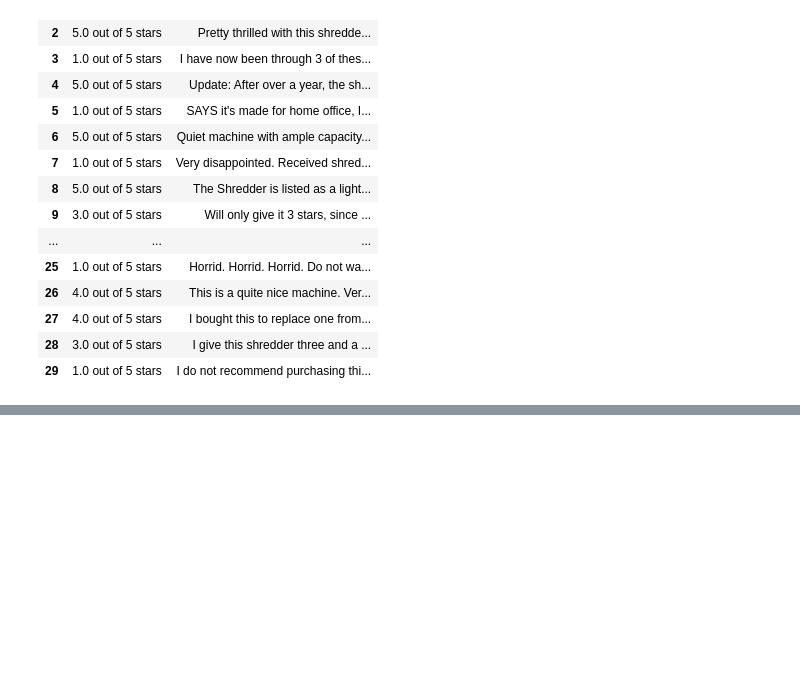
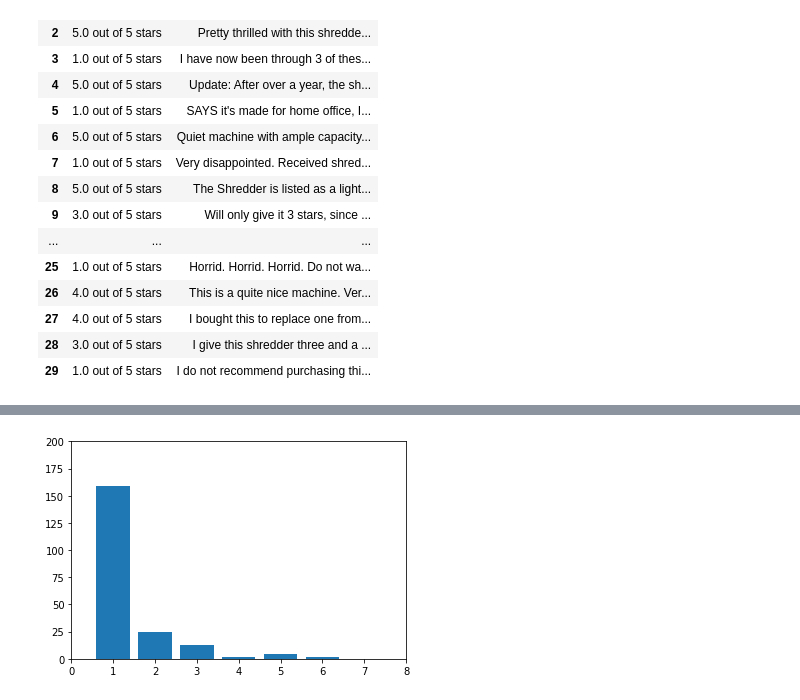
Before and after one commit to TanShengRong/CECZ4045, a Jupyter notebook: question_3_2/q3_2.ipynb, the cells around one changed output, grey strips where cells are left out. Drawn from its saved outputs; the diff is of its cells as text; code cells hidden in the pictures; blank space fills up the shorter version.

```diff
--- a/question_3_2/q3_2.ipynb
+++ b/question_3_2/q3_2.ipynb
@@ -198,0 +141,11 @@ new_noun_adj_pairs
+# %%
+new_noun_adj_pairs = noun_adj_pairs.copy()
+for _, value in similar_pairs.items():
+    for index, val in enumerate(value):
+        if index == 0:
+            root = val
+            continue
+        new_noun_adj_pairs[root] += new_noun_adj_pairs[val]
+        del new_noun_adj_pairs[val]
+new_top_5_noun_adj_pairs = dict(Counter(new_noun_adj_pairs).most_common(10))
+new_top_5_noun_adj_pairs
@@ -198,0 +163,14 @@ new_noun_adj_pairs
+# %%
+%matplotlib inline
+new_pair_counts = {}
+for val in new_noun_adj_pairs.values():
+    if val in new_pair_counts.keys():
+        new_pair_counts[val] += 1
+    else:
+        new_pair_counts[val] = 1
+new_pair_counts
+plt.bar(new_pair_counts.keys(), new_pair_counts.values())
+plt.axis([0, 8, 0, 200]) #xmin, xmax, ymin, ymax
+plt.show()
+# %% [output]
+[figure, added]
```
Also changed, not shown: parts of 8 cells of this notebook, 2 other files.
